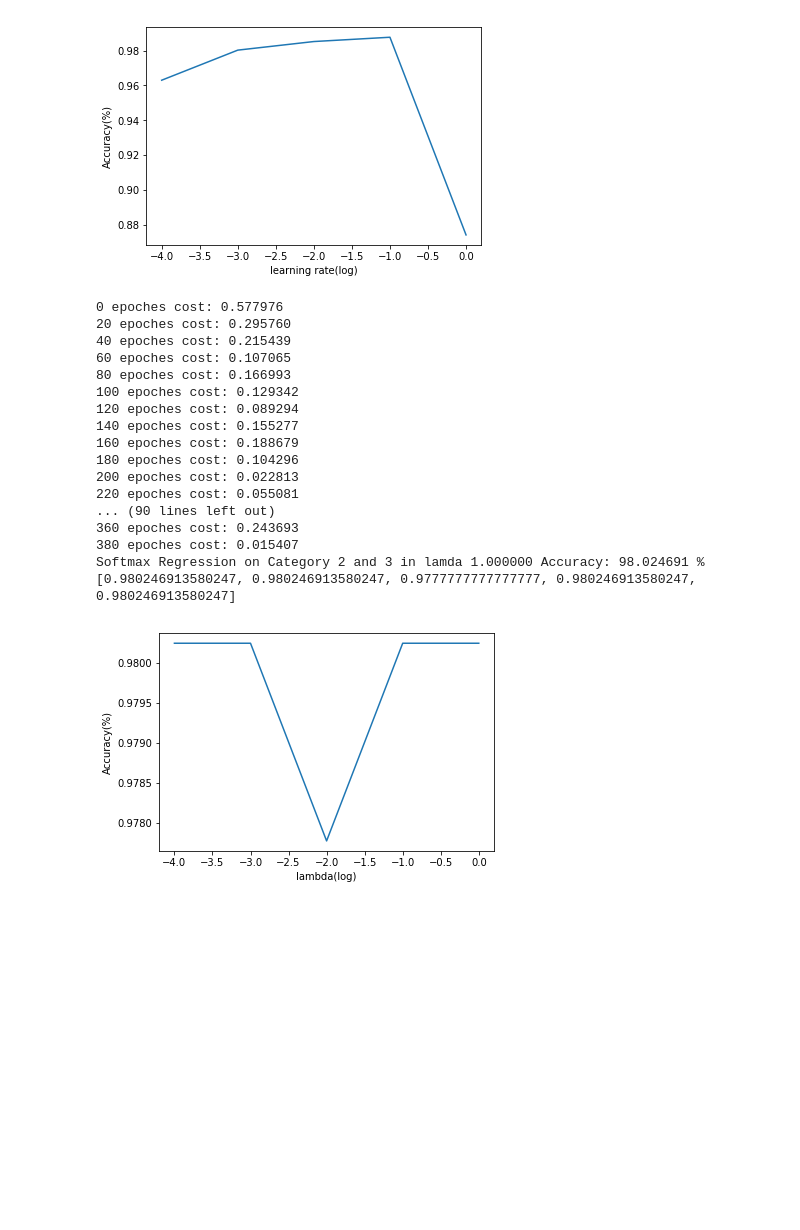
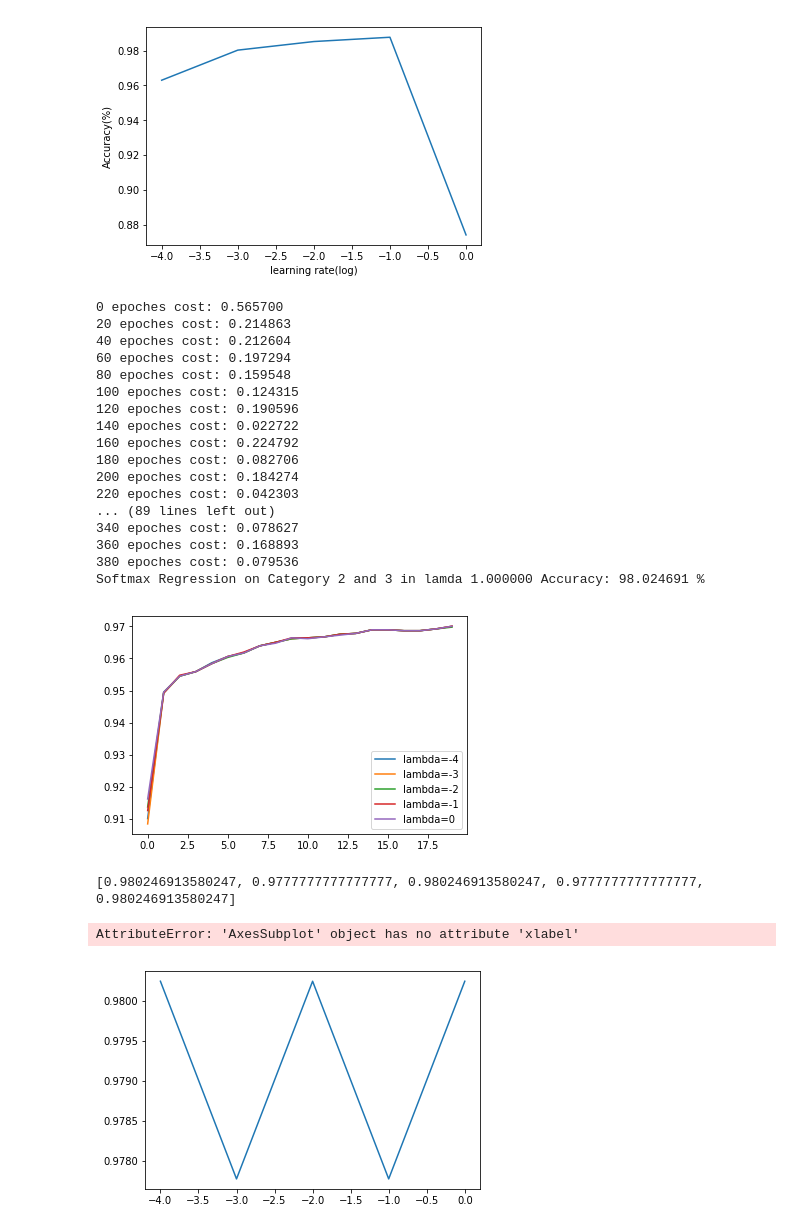
Before and after one commit to Fnjn/UCSD-CSE-253, a Jupyter notebook: hw1/253hw1.ipynb, the cells around one changed output. Cells and saved outputs as stored; diff of their text form; code cells hidden in the pictures; blank space fills up the shorter version.

```diff
--- a/hw1/253hw1.ipynb
+++ b/hw1/253hw1.ipynb
@@ -39,11 +39,12 @@ def logistic_propagate(X, Y, w, b, lambd, regularized=2):
     Z = np.dot(w, X) + b
     A = sigmoid(Z)
 
-    cost = compute_cost(X, Y, w, b, lambd, 2)
+    cost = compute_cost(X, Y, w, b, lambd, regularized)
+    dw = np.dot((A - Y), X.T) / m
     if regularized == 2:
-        dw = np.dot((A - Y), X.T) / m + 2 * lambd * w / m
+        dw += 2 * lambd * w / m
     elif regularized == 1:
-        dw = np.dot((A - Y), X.T) / m + 2 * lambd / m
+        dw += 2 * lambd * np.sign(w) / m
 
     db = np.sum((A - Y), axis=1, keepdims=True) / m
 
@@ -53,8 +54,8 @@ def logistic_propagate(X, Y, w, b, lambd, regularized=2):
     return grad, cost
 
 
-def optimize(X, Y, w, b, learning_rate, lambd):
-    grad, cost = logistic_propagate(X, Y, w, b, lambd)
+def optimize(X, Y, w, b, learning_rate, lambd, regularized=2):
+    grad, cost = logistic_propagate(X, Y, w, b, lambd, regularized)
 
     dw = grad['dw']
     db = grad['db']
@@ -68,13 +69,14 @@ def optimize(X, Y, w, b, learning_rate, lambd):
 class LogisticRegression(object):
 
 
-    def __init__(self, n_feature, n_epoch, batch_size=32, learning_rate=0.001, lambd=0.01):
+    def __init__(self, n_feature, n_epoch, batch_size=32, learning_rate=0.001, lambd=0.01, regularized=2):
         self.n_epoch = n_epoch
         self.batch_size = batch_size
         self.learning_rate = learning_rate
         self.lambd = lambd
         self.w, self.b = init_parameters(n_feature, 1)
         self.cost = -1.
+        self.regularized = regularized
 
 
     def fit(self, X, Y, holdout=0.1, test_X=None, test_Y=None):
@@ -93,8 +95,8 @@ class LogisticRegression(object):
             X_batches, Y_batches, n_batch = create_batch(X[:, m_holdout:], Y[:, m_holdout:], self.batch_size)
 
             for j in range(n_batch):
-                self.w, self.b, self.cost = optimize(X_batches[j], Y_batches[j], self.w, self.b, self.learning_rate, self.lambd)
-            valCost = compute_cost(X[:, :m_holdout], Y[:, :m_holdout], self.w, self.b, self.lambd, 2)
+                self.w, self.b, self.cost = optimize(X_batches[j], Y_batches[j], self.w, self.b, self.learning_rate, self.lambd, self.regularized)
+            valCost = compute_cost(X[:, :m_holdout], Y[:, :m_holdout], self.w, self.b, self.lambd, self.regularized)
             valAcc = self.predict(X[:, :m_holdout], Y[:, :m_holdout])
 
             if i % 20 == 0:
@@ -106,7 +108,7 @@ class LogisticRegression(object):
                 train['accuracy'].append(self.predict(X[:, m_holdout:], Y[:, m_holdout:]))
                 val['accuracy'].append(valAcc)
                 if test_X is not None and test_Y is not None:
-                    test['cost'].append(compute_cost(test_X, test_Y, self.w, self.b, self.lambd, 2))
+                    test['cost'].append(compute_cost(test_X, test_Y, self.w, self.b, self.lambd, self.regularized))
                     test['accuracy'].append(self.predict(test_X, test_Y))
 
 
@@ -244,24 +246,33 @@ def plot_learning_rate(train_X, test_X, test_labels, c1, c2):
     plt.ylabel('Accuracy(%)')
     plt.show()
 # %%
-def plot_lambda(train_X, test_X, test_labels, c1, c2):
+def plot_lambda(train_X, test_X, test_labels, c1, c2,r):
     train_X, train_Y = extract_target_data(train_X, train_labels, c1, c2)
     test_X, test_Y = extract_target_data(test_X, test_labels, c1, c2)
 
     n_feature = train_X.shape[0]
 
-    sigmoid_2_model = LogisticRegression(n_feature, n_epoch=400)
+    sigmoid_2_model = LogisticRegression(n_feature, n_epoch=400, regularized=r)
     acc_l = []
-
+    fig1 = plt.figure()
+    ax1 = fig1.add_subplot(111)
+    legends = []
     for i in range(-4, 1):
         sigmoid_2_model.lamda = 10**(i)
         sigmoid_2_model.w, sigmoid_2_model.b = init_parameters(n_feature, 1)
         train, val, test = sigmoid_2_model.fit(train_X, train_Y, test_X=test_X, test_Y=test_Y)
+        l, = ax1.plot(train['accuracy'],label='lambda=%d'%(i))
+        legends.append(l)
         sigmoid_2_model.predict(test_X, test_Y)
         acc_l.append(sigmoid_2_model.accuracy)
         print('Softmax Regression on Category %d and %d in lamda %f Accuracy: %f %%' % (c1, c2, 10**(i), sigmoid_2_model.accuracy * 100))
+    ax1.legend(handles=legends)
+    plt.show()
     print(acc_l)
-    plt.plot(range(-4,1), acc_l)
+
+    fig2 = plt.figure()
+    ax2 = fig2.add_subplot(111)
+    ax2.plot(range(-4,1), acc_l)
     plt.xlabel('lambda(log)')
     plt.ylabel('Accuracy(%)')
     plt.show()
@@ -287,23 +298,26 @@ Softmax Regression on Category 2 and 3 in learning rate 1.000000 Accuracy: 87.40
 [0.9629629629629629, 0.980246913580247, 0.9851851851851852, 0.9876543209876543, 0.8740740740740741]
 [figure]
 # %%
-plot_lambda(train_X, test_X, test_labels, 2, 3)
+plot_lambda(train_X, test_X, test_labels, 2, 3, r=2)
 # %% [output]
-0 epoches cost: 0.577976
-20 epoches cost: 0.295760
-40 epoches cost: 0.215439
-60 epoches cost: 0.107065
-80 epoches cost: 0.166993
-100 epoches cost: 0.129342
-120 epoches cost: 0.089294
-140 epoches cost: 0.155277
-160 epoches cost: 0.188679
-180 epoches cost: 0.104296
-200 epoches cost: 0.022813
-220 epoches cost: 0.055081
-... (90 lines left out)
-360 epoches cost: 0.243693
-380 epoches cost: 0.015407
+0 epoches cost: 0.565700
+20 epoches cost: 0.214863
+40 epoches cost: 0.212604
+60 epoches cost: 0.197294
+80 epoches cost: 0.159548
+100 epoches cost: 0.124315
+120 epoches cost: 0.190596
+140 epoches cost: 0.022722
+160 epoches cost: 0.224792
+180 epoches cost: 0.082706
+200 epoches cost: 0.184274
+220 epoches cost: 0.042303
+... (89 lines left out)
+340 epoches cost: 0.078627
+360 epoches cost: 0.168893
+380 epoches cost: 0.079536
 Softmax Regression on Category 2 and 3 in lamda 1.000000 Accuracy: 98.024691 %
-[0.980246913580247, 0.980246913580247, 0.9777777777777777, 0.980246913580247, 0.980246913580247]
-[figure, old version]
+[figure, new version]
+[0.980246913580247, 0.9777777777777777, 0.980246913580247, 0.9777777777777777, 0.980246913580247]
+AttributeError: 'AxesSubplot' object has no attribute 'xlabel'
+[figure, added]
```
Also changed, not shown: parts of 3 cells of this notebook, 5 other files.
